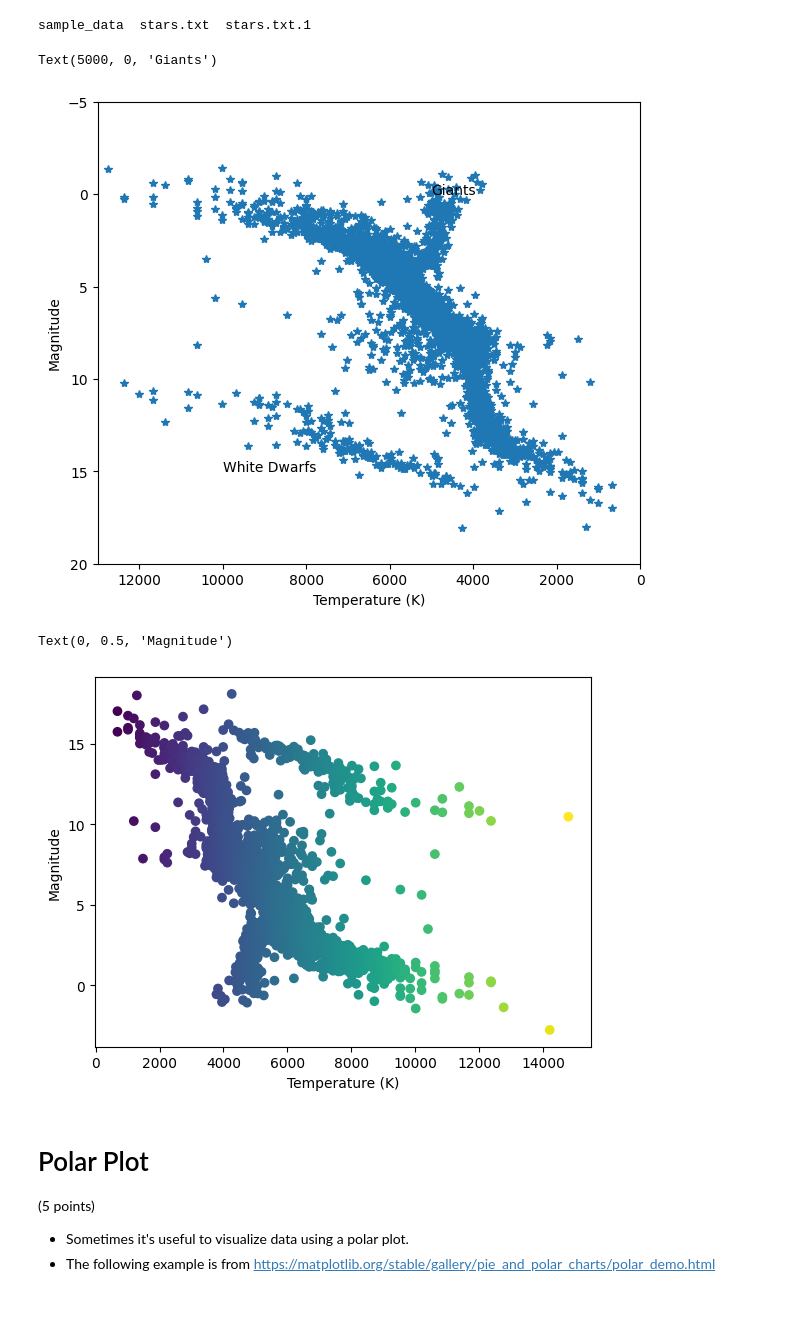
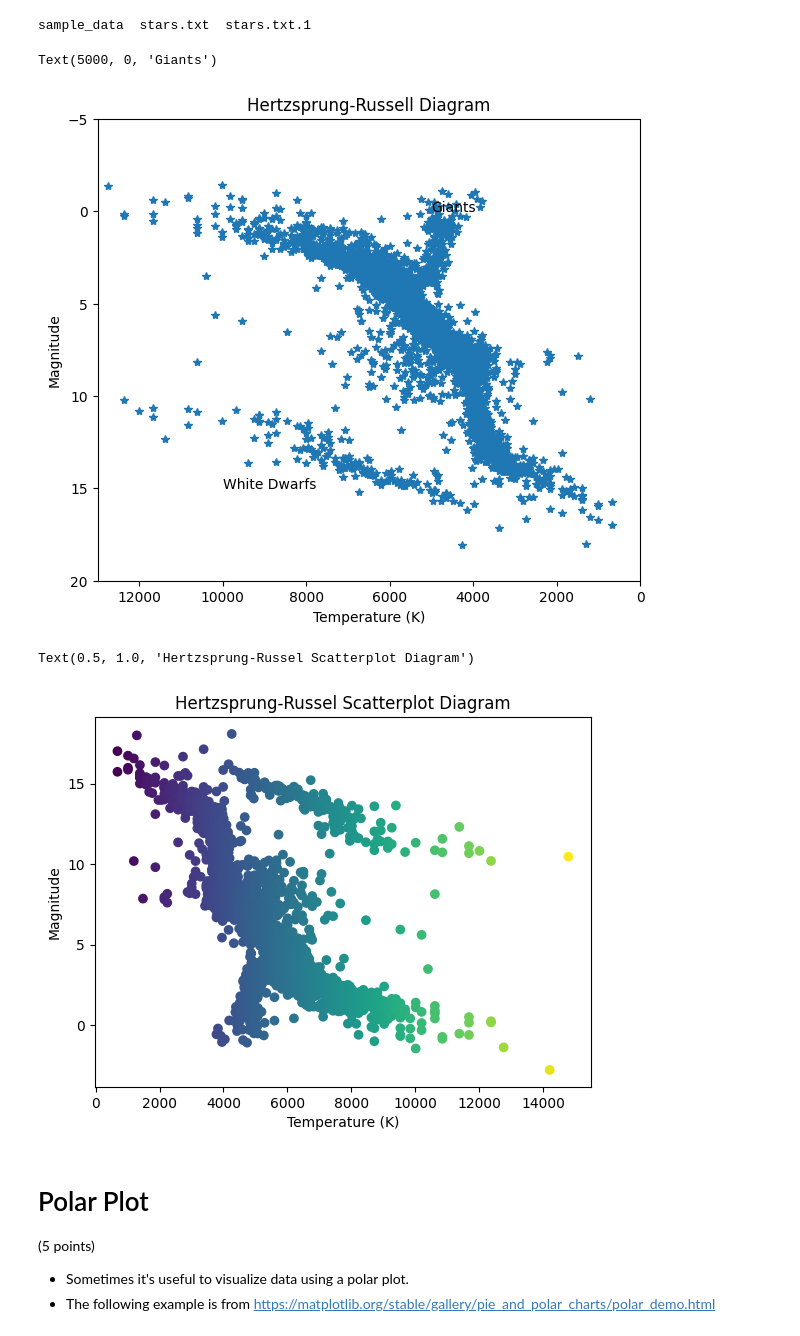
Before and after one commit to cdabi/computational_physics, a Jupyter notebook: Chirag_Dabichan_Lab02_plotting_visualization.ipynb, the cells around one changed output. Cells and saved outputs as stored; diff of their text form; code cells hidden in the pictures; blank space fills up the shorter version.

```diff
--- a/Chirag_Dabichan_Lab02_plotting_visualization.ipynb
+++ b/Chirag_Dabichan_Lab02_plotting_visualization.ipynb
@@ -144,6 +146,7 @@ ax.invert_yaxis()
 # label your x and y axis
 plt.xlabel("Temperature (K)")
 plt.ylabel("Magnitude")
+plt.title("Hertzsprung-Russell Diagram")
 
 # the sequence in the lower left is white dwarfs
 
@@ -156,17 +159,18 @@ plt.text(10000,15,"White Dwarfs")
 plt.text(5000,0,"Giants")
 # %% [output]
 Text(5000, 0, 'Giants')
-[figure, old version]
+[figure, new version]
 # %%
 # plot again using the scatter plot command,
 # and color code by the temperature of the star
 # note that c=mycolor is how you add color to the scatter plot.
 plt.scatter(temp,mag,c=temp)
 plt.xlabel("Temperature (K)")
 plt.ylabel("Magnitude")
+plt.title("Hertzsprung-Russel Scatterplot Diagram")
 # %% [output]
-Text(0, 0.5, 'Magnitude')
+Text(0.5, 1.0, 'Hertzsprung-Russel Scatterplot Diagram')
-[figure, old version]
+[figure, new version]
 # %% [markdown]
 # Polar Plot
 
```
Also changed, not shown: parts of 4 cells of this notebook.
